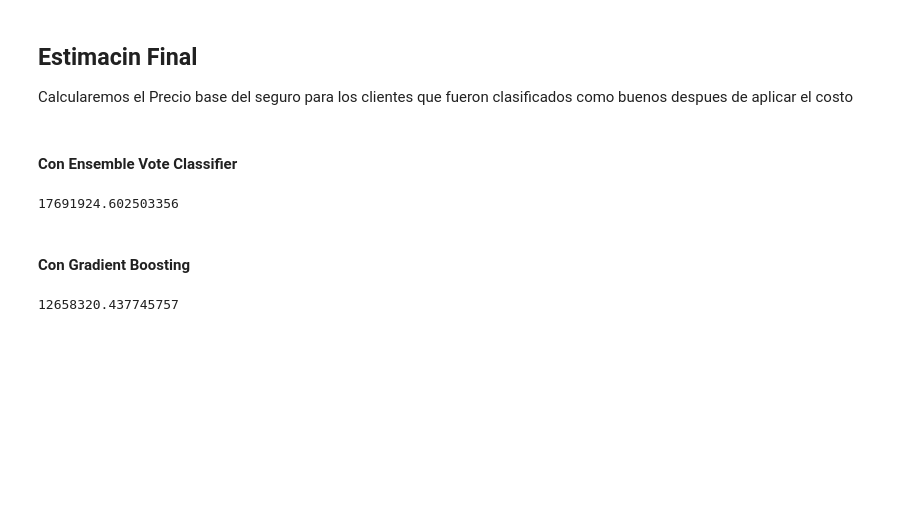
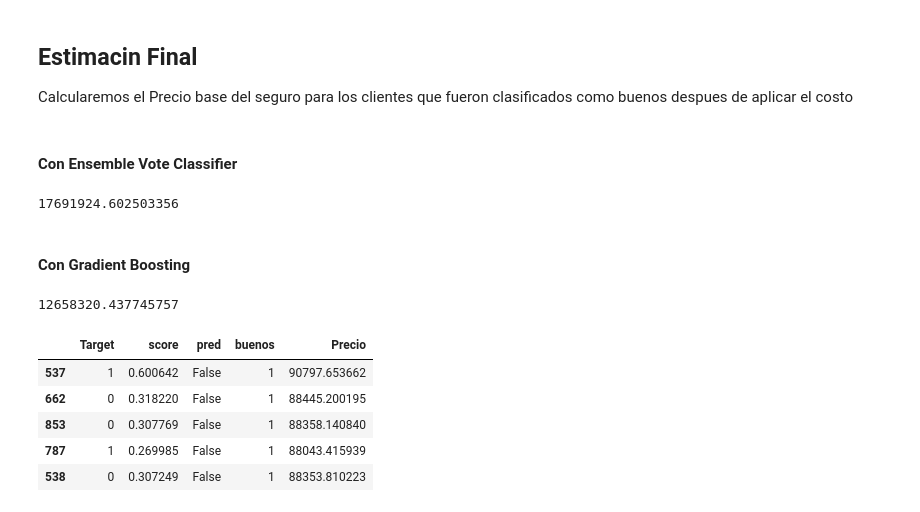
Before and after one commit to eduardo-villagra/Seguros, a Jupyter notebook: Desafio.ipynb, the cells around one changed output. Cells and saved outputs as stored; diff of their text form; code cells hidden in the pictures; blank space fills up the shorter version.

```diff
--- a/Desafio.ipynb
+++ b/Desafio.ipynb
@@ -1208,7 +1208,9 @@ Data_buenos = DataFrame[DataFrame['buenos']==1]
 UF = 27765.23
 p = Data_buenos['score']*0.1
 PrecioBPP=(3*(1+0.03+p))*UF
-PrecioBPP.sum()
+print(PrecioBPP.sum())
+
+DataFrame['Precio'] = PrecioBPP
 # %% [output]
 17691924.602503356
 # %% [markdown]
@@ -1224,2 +1228,11 @@ PrecioBPP.sum()
 # %% [output]
 12658320.437745757
+# %%
+DataFrame.head()
+# %% [output]
+|  | Target | score | pred | buenos | Precio |
+| 537 | 1 | 0.600642 | False | 1 | 90797.653662 |
+| 662 | 0 | 0.318220 | False | 1 | 88445.200195 |
+| 853 | 0 | 0.307769 | False | 1 | 88358.140840 |
+| 787 | 1 | 0.269985 | False | 1 | 88043.415939 |
+| 538 | 0 | 0.307249 | False | 1 | 88353.810223 |
```
Also changed, not shown: parts of 2 cells of this notebook.
